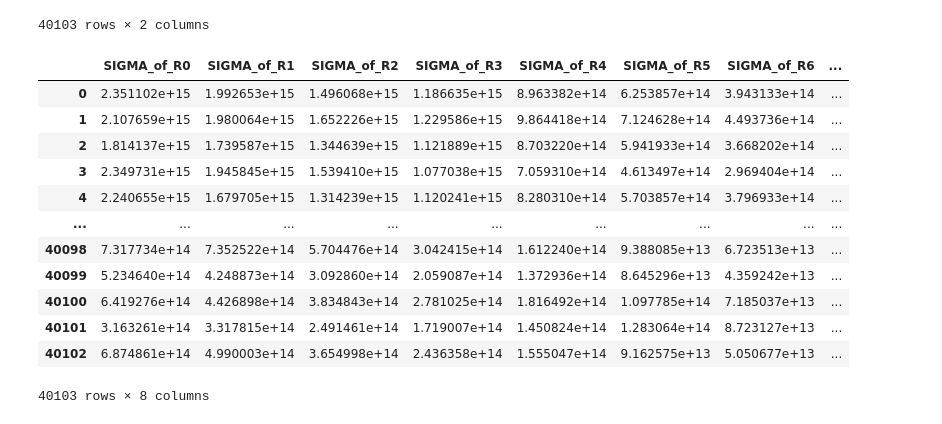
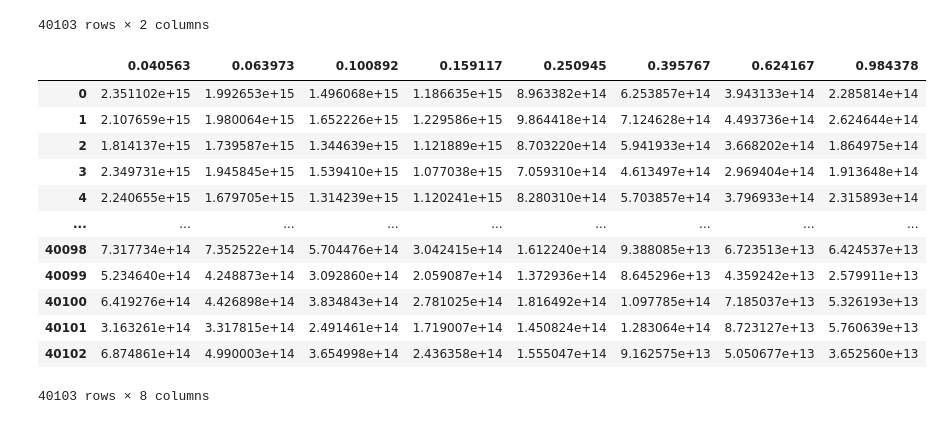
Before and after one commit to trett-0310/esame_tecniche, a Jupyter notebook: Fit NFW Density Profile.ipynb, the cells around one changed output. Drawn from its saved outputs; the diff is of its cells as text; code cells hidden in the pictures.

```diff
--- a/Fit NFW Density Profile.ipynb
+++ b/Fit NFW Density Profile.ipynb
@@ -168,7 +170,7 @@ data.columns.names
 # %% [output]
 ['Z', 'LAMBDA_TR', 'SIGMA_of_R']
 # %%
-SigR = data['SIGMA_of_R'] #questo è un numpyarray
+SigR = data['SIGMA_of_R'].newbyteorder().byteswap() #questo è un numpyarray
 np.shape(SigR)
 # %% [output]
 (40103, 8)
@@ -191,21 +196,23 @@ df1
 | 40102 | 0.493505 | 17.996544 |
 40103 rows × 2 columns
 # %%
-df2 = pd.DataFrame(SigR, columns = ['SIGMA_of_R0', 'SIGMA_of_R1', 'SIGMA_of_R2', 'SIGMA_of_R3', 'SIGMA_of_R4', 'SIGMA_of_R5', 'SIGMA_of_R6', 'SIGMA_of_R7'])
+#df2 = pd.DataFrame(SigR, columns = ['SIGMA_of_R0', 'SIGMA_of_R1', 'SIGMA_of_R2', 'SIGMA_of_R3', 'SIGMA_of_R4', 'SIGMA_of_R5', 'SIGMA_of_R6', 'SIGMA_of_R7'])d
+R = np.load('R_values.npy')
+df2 = pd.DataFrame(SigR, columns = [R[0], R[1], R[2], R[3], R[4], R[5], R[6], R[7]])
 df2
 # %% [output]
-|  | SIGMA_of_R0 | SIGMA_of_R1 | SIGMA_of_R2 | SIGMA_of_R3 | SIGMA_of_R4 | SIGMA_of_R5 | SIGMA_of_R6 | ... |
-| 0 | 2.351102e+15 | 1.992653e+15 | 1.496068e+15 | 1.186635e+15 | 8.963382e+14 | 6.253857e+14 | 3.943133e+14 | ... |
-| 1 | 2.107659e+15 | 1.980064e+15 | 1.652226e+15 | 1.229586e+15 | 9.864418e+14 | 7.124628e+14 | 4.493736e+14 | ... |
-| 2 | 1.814137e+15 | 1.739587e+15 | 1.344639e+15 | 1.121889e+15 | 8.703220e+14 | 5.941933e+14 | 3.668202e+14 | ... |
-| 3 | 2.349731e+15 | 1.945845e+15 | 1.539410e+15 | 1.077038e+15 | 7.059310e+14 | 4.613497e+14 | 2.969404e+14 | ... |
-| 4 | 2.240655e+15 | 1.679705e+15 | 1.314239e+15 | 1.120241e+15 | 8.280310e+14 | 5.703857e+14 | 3.796933e+14 | ... |
+|  | 0.040563 | 0.063973 | 0.100892 | 0.159117 | 0.250945 | 0.395767 | 0.624167 | 0.984378 |
+| 0 | 2.351102e+15 | 1.992653e+15 | 1.496068e+15 | 1.186635e+15 | 8.963382e+14 | 6.253857e+14 | 3.943133e+14 | 2.285814e+14 |
+| 1 | 2.107659e+15 | 1.980064e+15 | 1.652226e+15 | 1.229586e+15 | 9.864418e+14 | 7.124628e+14 | 4.493736e+14 | 2.624644e+14 |
+| 2 | 1.814137e+15 | 1.739587e+15 | 1.344639e+15 | 1.121889e+15 | 8.703220e+14 | 5.941933e+14 | 3.668202e+14 | 1.864975e+14 |
+| 3 | 2.349731e+15 | 1.945845e+15 | 1.539410e+15 | 1.077038e+15 | 7.059310e+14 | 4.613497e+14 | 2.969404e+14 | 1.913648e+14 |
+| 4 | 2.240655e+15 | 1.679705e+15 | 1.314239e+15 | 1.120241e+15 | 8.280310e+14 | 5.703857e+14 | 3.796933e+14 | 2.315893e+14 |
 | ... | ... | ... | ... | ... | ... | ... | ... | ... |
-| 40098 | 7.317734e+14 | 7.352522e+14 | 5.704476e+14 | 3.042415e+14 | 1.612240e+14 | 9.388085e+13 | 6.723513e+13 | ... |
-| 40099 | 5.234640e+14 | 4.248873e+14 | 3.092860e+14 | 2.059087e+14 | 1.372936e+14 | 8.645296e+13 | 4.359242e+13 | ... |
-| 40100 | 6.419276e+14 | 4.426898e+14 | 3.834843e+14 | 2.781025e+14 | 1.816492e+14 | 1.097785e+14 | 7.185037e+13 | ... |
-| 40101 | 3.163261e+14 | 3.317815e+14 | 2.491461e+14 | 1.719007e+14 | 1.450824e+14 | 1.283064e+14 | 8.723127e+13 | ... |
-| 40102 | 6.874861e+14 | 4.990003e+14 | 3.654998e+14 | 2.436358e+14 | 1.555047e+14 | 9.162575e+13 | 5.050677e+13 | ... |
+| 40098 | 7.317734e+14 | 7.352522e+14 | 5.704476e+14 | 3.042415e+14 | 1.612240e+14 | 9.388085e+13 | 6.723513e+13 | 6.424537e+13 |
+| 40099 | 5.234640e+14 | 4.248873e+14 | 3.092860e+14 | 2.059087e+14 | 1.372936e+14 | 8.645296e+13 | 4.359242e+13 | 2.579911e+13 |
+| 40100 | 6.419276e+14 | 4.426898e+14 | 3.834843e+14 | 2.781025e+14 | 1.816492e+14 | 1.097785e+14 | 7.185037e+13 | 5.326193e+13 |
+| 40101 | 3.163261e+14 | 3.317815e+14 | 2.491461e+14 | 1.719007e+14 | 1.450824e+14 | 1.283064e+14 | 8.723127e+13 | 5.760639e+13 |
+| 40102 | 6.874861e+14 | 4.990003e+14 | 3.654998e+14 | 2.436358e+14 | 1.555047e+14 | 9.162575e+13 | 5.050677e+13 | 3.652560e+13 |
 40103 rows × 8 columns
 # %%
 df = pd.concat([df1, df2], axis=1)
```
Also changed, not shown: parts of 15 cells of this notebook.
